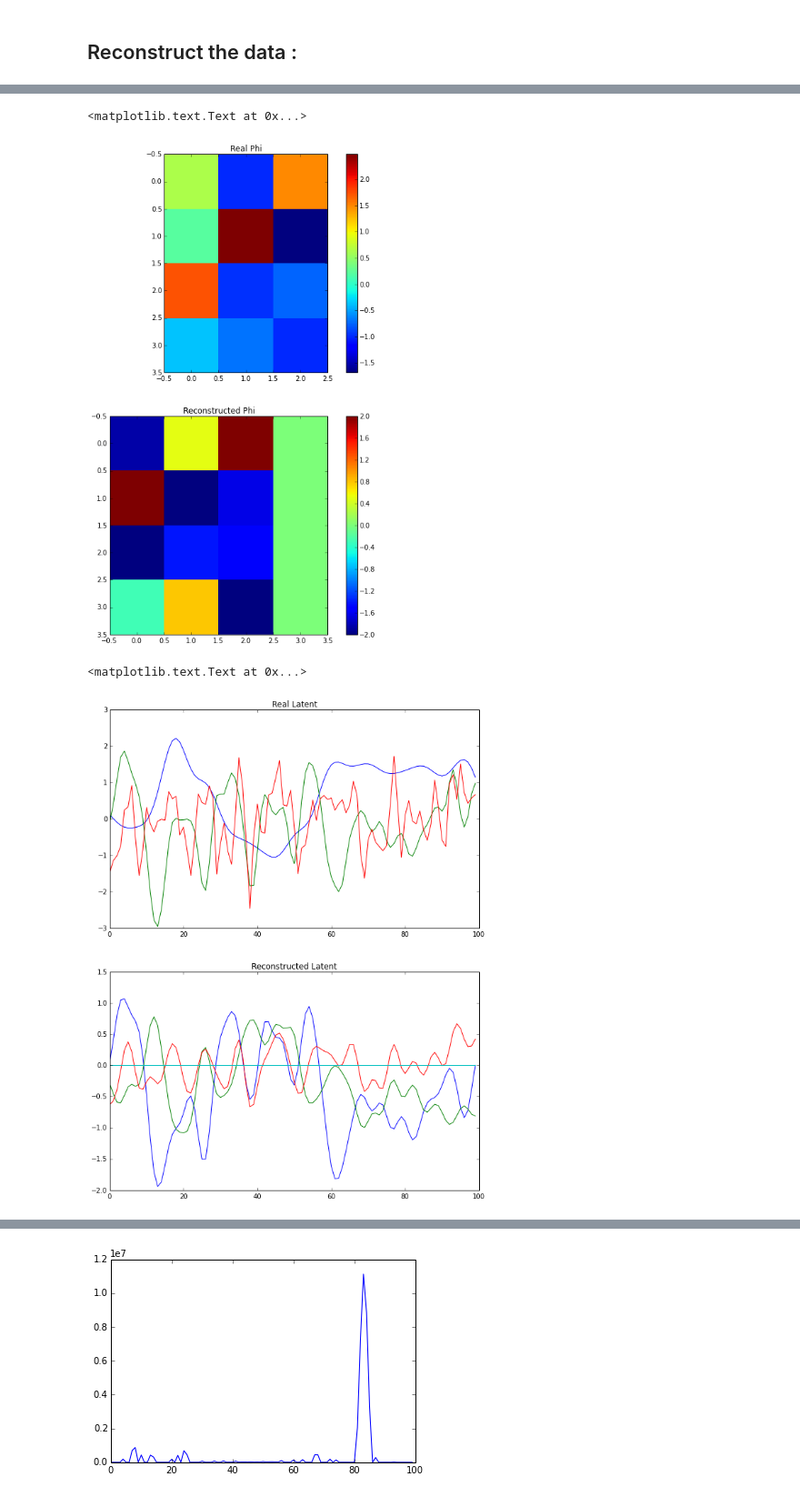
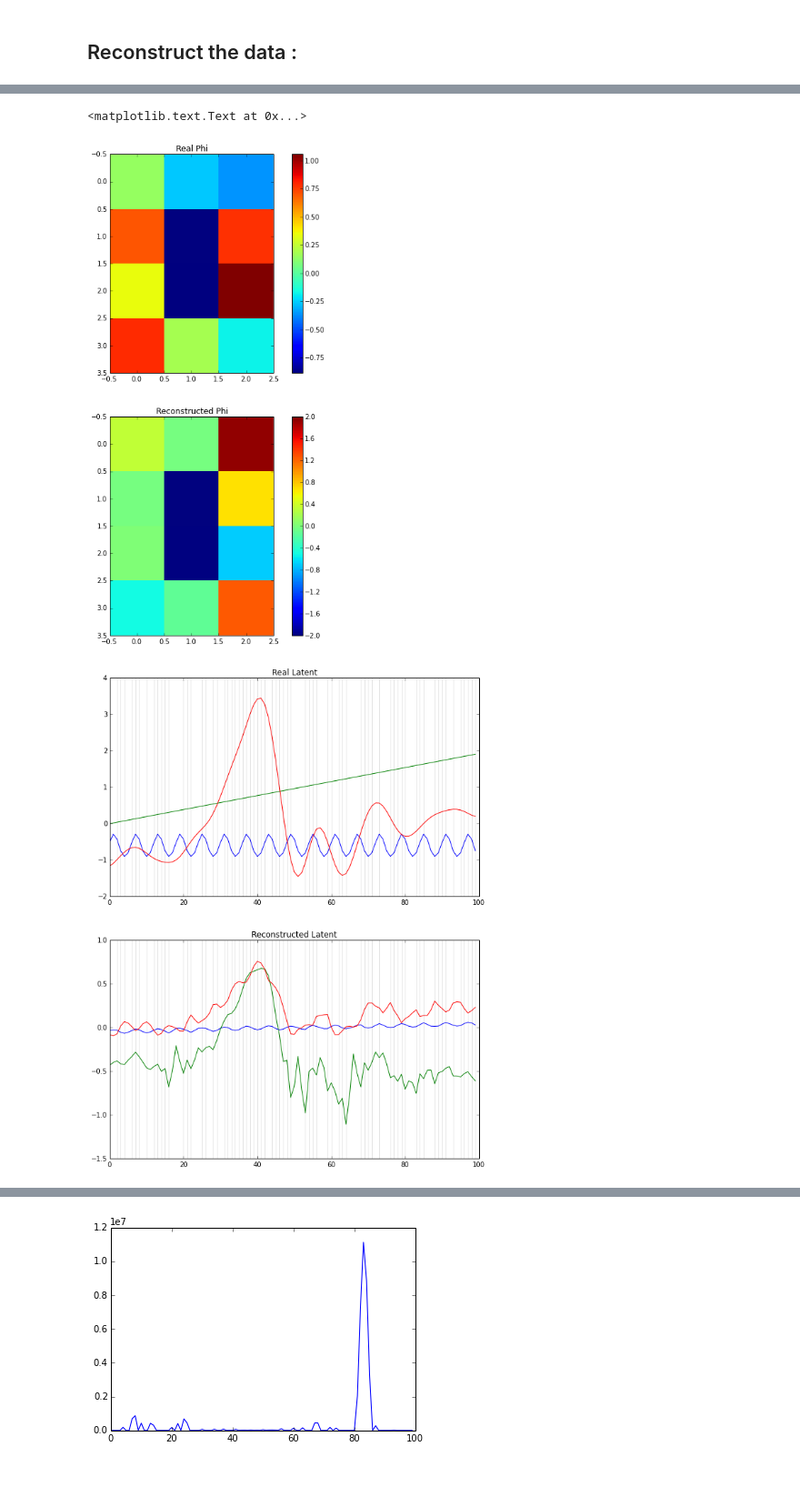
Before and after one commit to sudhNau/Baysian, a Jupyter notebook: SLFM Intro.ipynb, the cells around one changed output, grey strips where cells are left out. Shown at 91% size. Cells and saved outputs as stored; diff of their text form; code cells hidden in the pictures.

```diff
--- a/SLFM Intro.ipynb
+++ b/SLFM Intro.ipynb
@@ -91,11 +91,11 @@ class Kernel:
         return np.mat(kernel)
 # %%
 K = list()
-#K.append(Kernel.generateKernel(Kernel.periodic,x,x,a=2,l=6,p=6))
-#K.append(Kernel.generateKernel(Kernel.linear,x,x,a=0.005))
+K.append(Kernel.generateKernel(Kernel.periodic,x,x,a=2,l=6,p=6))
+K.append(Kernel.generateKernel(Kernel.linear,x,x,a=0.005))
 K.append(Kernel.generateKernel(Kernel.exponenQuad,x,x,l=5))
-K.append(Kernel.generateKernel(Kernel.exponenQuad,x,x,l=2))
-K.append(Kernel.generateKernel(Kernel.exponenQuad,x,x,l=1))
+#K.append(Kernel.generateKernel(Kernel.exponenQuad,x,x,l=2))
+#K.append(Kernel.generateKernel(Kernel.exponenQuad,x,x,l=1))
 imshow(K[0],interpolation=None)
 plt.colorbar()
 # %% [output]
@@ -142,7 +142,7 @@ Variational Inducing Updates are:
 # %%
 ## get random inducing point
 ## Intialization for variational inference
-P=4
+P=3
 noOfInductions = 70
 n = sort(np.random.choice(x,size=noOfInductions,replace=False))
 sparseY = np.mat(Y[:,n.astype(int)])
@@ -152,9 +152,9 @@ KNn = list()
 KnnInv = list()
 KNN = list()
 for i in range(P):
-    Knn.append(Kernel.generateKernel(Kernel.exponenQuad,n,n,l=3,a=4))
-    KNn.append(Kernel.generateKernel(Kernel.exponenQuad,x,n,l=3,a=4))
-    KNN.append(Kernel.generateKernel(Kernel.exponenQuad,x,x,l=3,a=4))
+    Knn.append(Kernel.generateKernel(Kernel.exponenQuad,n,n,l=1,a=1))
+    KNn.append(Kernel.generateKernel(Kernel.exponenQuad,x,n,l=1,a=1))
+    KNN.append(Kernel.generateKernel(Kernel.exponenQuad,x,x,l=1,a=1))
     KnnInv.append(np.linalg.inv(Knn[i]))
     print KNn[i].shape,Knn[i].shape,KnnInv[i].shape
 # Generate a guess for phi
@@ -240,7 +239,7 @@ def calculateLikelihood(p):
     return likl
 # %%
 likelihoods = list()
-for i in range(100):
+for i in range(1000):
     #Variational Update for Up:
     likl = list()
     for p in range(P):
@@ -255,10 +254,11 @@ for i in range(100):
         KNKnInv = KNn[p]*KnnInv[p]
         SigmaP = KnnInv[p] + KNKnInv.T * Up *KNKnInv
         uHatMeans[p] = (np.linalg.inv(SigmaP)*KNKnInv.T*Zp.T).reshape(noOfInductions,1)
-        uHatVs[p] = SigmaP
+        SigmaPInv = np.linalg.inv(SigmaP)
+        uHatVs[p] = SigmaPInv
         uExp[p] = (KNKnInv*uHatMeans[p]).reshape(1,N)
         SigmaUGvUp = KNN[p] - KNKnInv * KNn[p].T
-        uVar[p] = SigmaUGvUp + KNKnInv*np.linalg.inv(SigmaP)*KNKnInv.T
+        uVar[p] = SigmaUGvUp + KNKnInv*SigmaPInv*KNKnInv.T
         #likl.append(calculateLikelihood(p))
     ## Variational Update for Phi
     Vf= uExp.dot(uExp.T)
@@ -275,9 +279,12 @@ displayGuesses(uExp=uExp,phiHatExp=phiHatExp)
 # %%
 Ynew = phiHatExp * uExp
+minVal = min(np.amin(Y),np.amin(Ynew))
+maxVal = max(np.amax(Y),np.amax(Ynew))
 fig,axes = plt.subplots(nrows=2,ncols = 1,figsize=(10,13))
 axes[0].plot(Y.T)
 axes[0].set_title('Real Data')
-#axes[0].scatter(n,np.zeros(n.size))
+i=[axes[0].axvline(i,alpha=0.1,c='k') for i in n]
 axes[1].plot(Ynew.T)
 axes[1].set_title('Reconstructed Data')
+i=[axes[1].axvline(i,alpha=0.1,c='k') for i in n]
 # %% [output]
@@ -295,16 +301,15 @@ axes[1].set_title('Reconstructed Phi')
 #plt.colorbar(fig)
 # %% [output]
 <matplotlib.text.Text at 0x...>
-[figure, old version]
+[figure, new version]
 # %%
 fig,axes = plt.subplots(nrows=2,ncols = 1,figsize=(10,13))
 axes[0].plot(u.T)
 axes[0].set_title('Real Latent')
-#axes[0].scatter(n,np.zeros(n.size))
-axes[1].plot(uExp.T)
+i=[axes[0].axvline(i,alpha=0.1,c='k') for i in n]
+axes[1].plot(-uExp.T)
 axes[1].set_title('Reconstructed Latent')
 std = np.sqrt(np.diag(uVar[p]))
-axes[1].fill_between(x,gp-std,gp+ std, alpha = 0.2,color='cyan')
+i=[axes[1].axvline(i,alpha=0.1,c='k') for i in n]
 # %% [output]
-<matplotlib.text.Text at 0x...>
-[figure, old version]
+[figure, new version]
```
Also changed, not shown: parts of 12 cells of this notebook, 4 other files.
